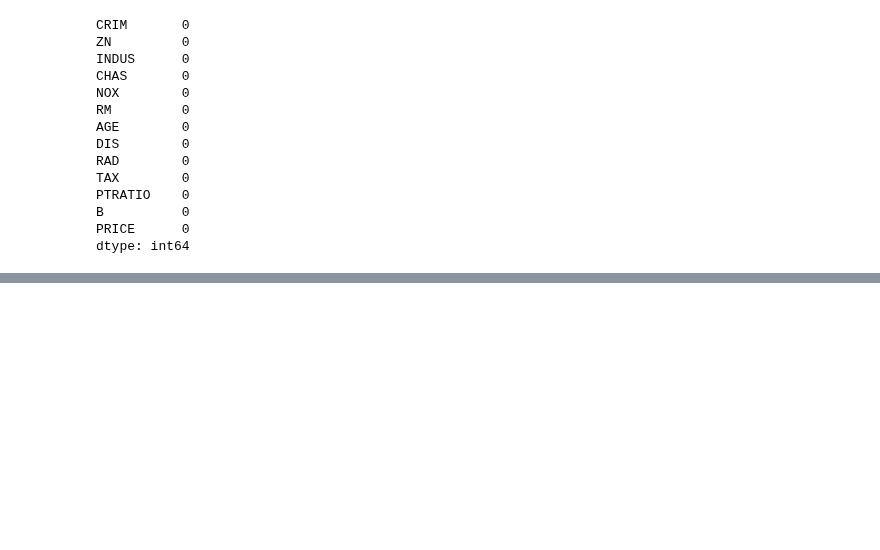
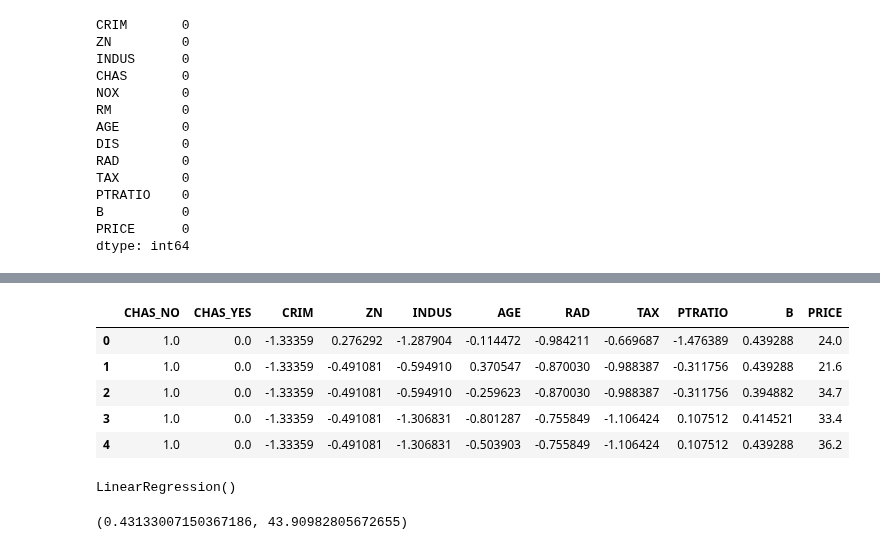
Before and after one commit to crypto-infinity/proai, a Jupyter notebook: course3-ml-basics/ex_preprocess/preprocess.ipynb, the cells around one changed output, grey strips where cells are left out. Cells and saved outputs as stored; diff of their text form; code cells hidden in the pictures; blank space fills up the shorter version.

```diff
--- a/course3-ml-basics/ex_preprocess/preprocess.ipynb
+++ b/course3-ml-basics/ex_preprocess/preprocess.ipynb
@@ -147,0 +200,13 @@ df_new.head(15)
+# %%
+#selezione delle variabili correlate
+
+df_clean = df_clean.drop(["NOX", "RM", "DIS"], axis=1)
+
+df_clean.head()
+# %% [output]
+|  | CHAS_NO | CHAS_YES | CRIM | ZN | INDUS | AGE | RAD | TAX | PTRATIO | B | PRICE |
+| 0 | 1.0 | 0.0 | -1.33359 | 0.276292 | -1.287904 | -0.114472 | -0.984211 | -0.669687 | -1.476389 | 0.439288 | 24.0 |
+| 1 | 1.0 | 0.0 | -1.33359 | -0.491081 | -0.594910 | 0.370547 | -0.870030 | -0.988387 | -0.311756 | 0.439288 | 21.6 |
+| 2 | 1.0 | 0.0 | -1.33359 | -0.491081 | -0.594910 | -0.259623 | -0.870030 | -0.988387 | -0.311756 | 0.394882 | 34.7 |
+| 3 | 1.0 | 0.0 | -1.33359 | -0.491081 | -1.306831 | -0.801287 | -0.755849 | -1.106424 | 0.107512 | 0.414521 | 33.4 |
+| 4 | 1.0 | 0.0 | -1.33359 | -0.491081 | -1.306831 | -0.503903 | -0.755849 | -1.106424 | 0.107512 | 0.439288 | 36.2 |
@@ -147,0 +222,10 @@ df_new.head(15)
+# %%
+#tranining del modello di regressione lineare
+
+from sklearn.linear_model import LinearRegression
+
+model = LinearRegression()
+
+model.fit(X_train, y_train) #train
+# %% [output]
+LinearRegression()
@@ -147,0 +241,4 @@ df_new.head(15)
+# %%
+r2, mse
+# %% [output]
+(0.43133007150367186, 43.90982805672655)
```
Also changed, not shown: parts of 8 cells of this notebook, 1 other file.
